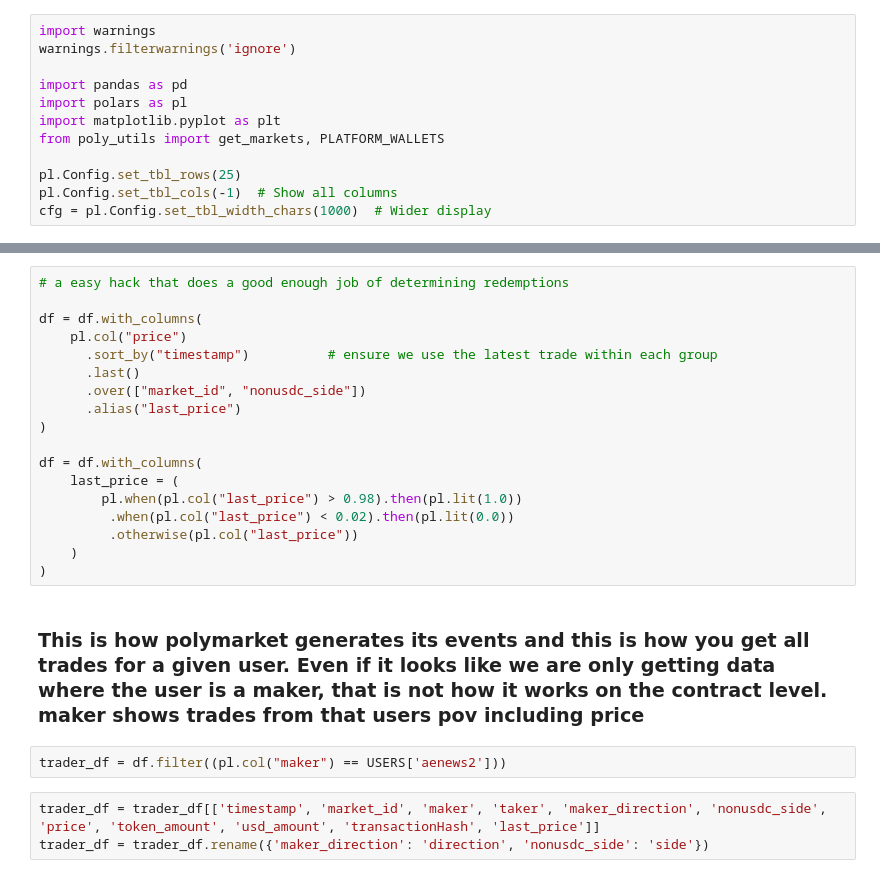
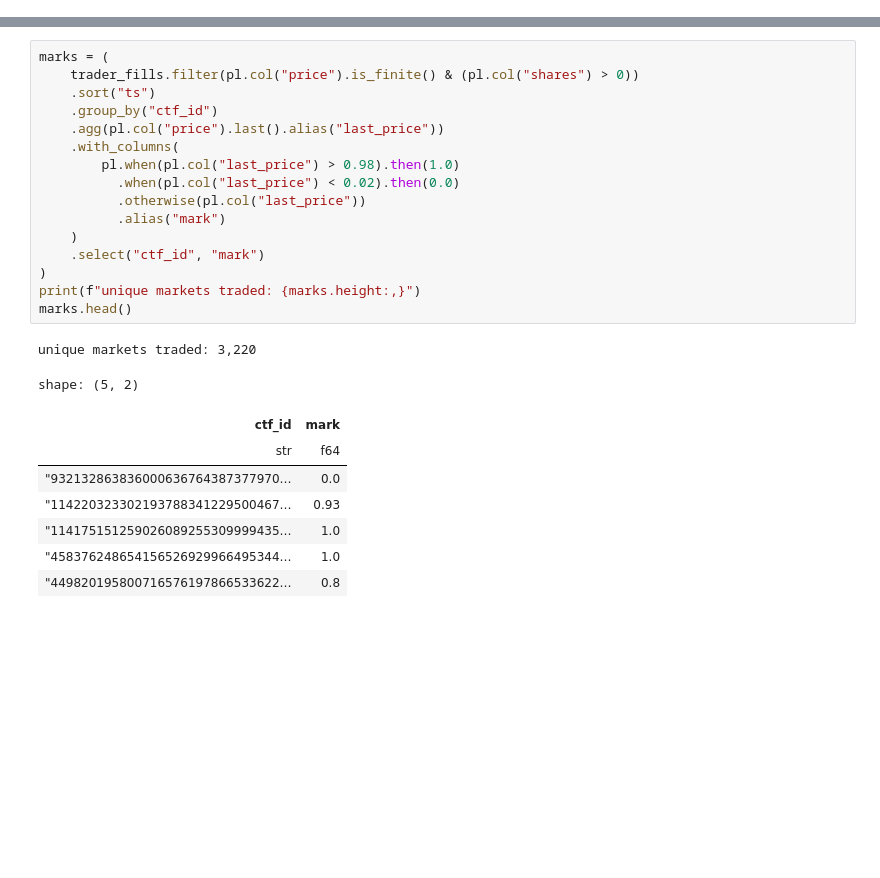
Before and after one commit to warproxxx/poly_data, a Jupyter notebook: examples/01-trader-analysis.ipynb, the cells around one changed output, grey strips where cells are left out. Cells and saved outputs as stored; diff of their text form; blank space fills up the shorter version.

```diff
--- a/examples/01-trader-analysis.ipynb
+++ b/examples/01-trader-analysis.ipynb
@@ -1,12 +0,0 @@
-# %%
-import warnings
-warnings.filterwarnings('ignore')
-
-import pandas as pd
-import polars as pl
-import matplotlib.pyplot as plt
-from poly_utils import get_markets, PLATFORM_WALLETS
-
-pl.Config.set_tbl_rows(25)
-pl.Config.set_tbl_cols(-1)  # Show all columns
-cfg = pl.Config.set_tbl_width_chars(1000)  # Wider display
@@ -75,25 +181,26 @@ USERS = {
 # %%
-# a easy hack that does a good enough job of determining redemptions
-
-df = df.with_columns(
-    pl.col("price")
-      .sort_by("timestamp")          # ensure we use the latest trade within each group
-      .last()
-      .over(["market_id", "nonusdc_side"])
-      .alias("last_price")
+marks = (
+    trader_fills.filter(pl.col("price").is_finite() & (pl.col("shares") > 0))
+    .sort("ts")
+    .group_by("ctf_id")
+    .agg(pl.col("price").last().alias("last_price"))
+    .with_columns(
+        pl.when(pl.col("last_price") > 0.98).then(1.0)
+          .when(pl.col("last_price") < 0.02).then(0.0)
+          .otherwise(pl.col("last_price"))
+          .alias("mark")
+    )
+    .select("ctf_id", "mark")
 )
-
-df = df.with_columns(
-    last_price = (
-        pl.when(pl.col("last_price") > 0.98).then(pl.lit(1.0))
-         .when(pl.col("last_price") < 0.02).then(pl.lit(0.0))
-         .otherwise(pl.col("last_price"))
-    )
-)
+print(f"unique markets traded: {marks.height:,}")
+marks.head()
+# %% [output]
+unique markets traded: 3,220
+shape: (5, 2)
+| ctf_id | mark |
+| str | f64 |
+| "932132863836000636764387377970… | 0.0 |
+| "114220323302193788341229500467… | 0.93 |
+| "114175151259026089255309999435… | 1.0 |
+| "458376248654156526929966495344… | 1.0 |
+| "449820195800716576197866533622… | 0.8 |
-# %% [markdown]
-### This is how polymarket generates its events and this is how you get all trades for a given user. Even if it looks like we are only getting data where the user is a maker, that is not how it works on the contract level. maker shows trades from that users pov including price
-# %%
-trader_df = df.filter((pl.col("maker") == USERS['aenews2']))
-# %%
-trader_df = trader_df[['timestamp', 'market_id', 'maker', 'taker', 'maker_direction', 'nonusdc_side', 'price', 'token_amount', 'usd_amount', 'transactionHash', 'last_price']]
-trader_df = trader_df.rename({'maker_direction': 'direction', 'nonusdc_side': 'side'})
```
Also changed, not shown: parts of 24 cells of this notebook, 5 other files.
